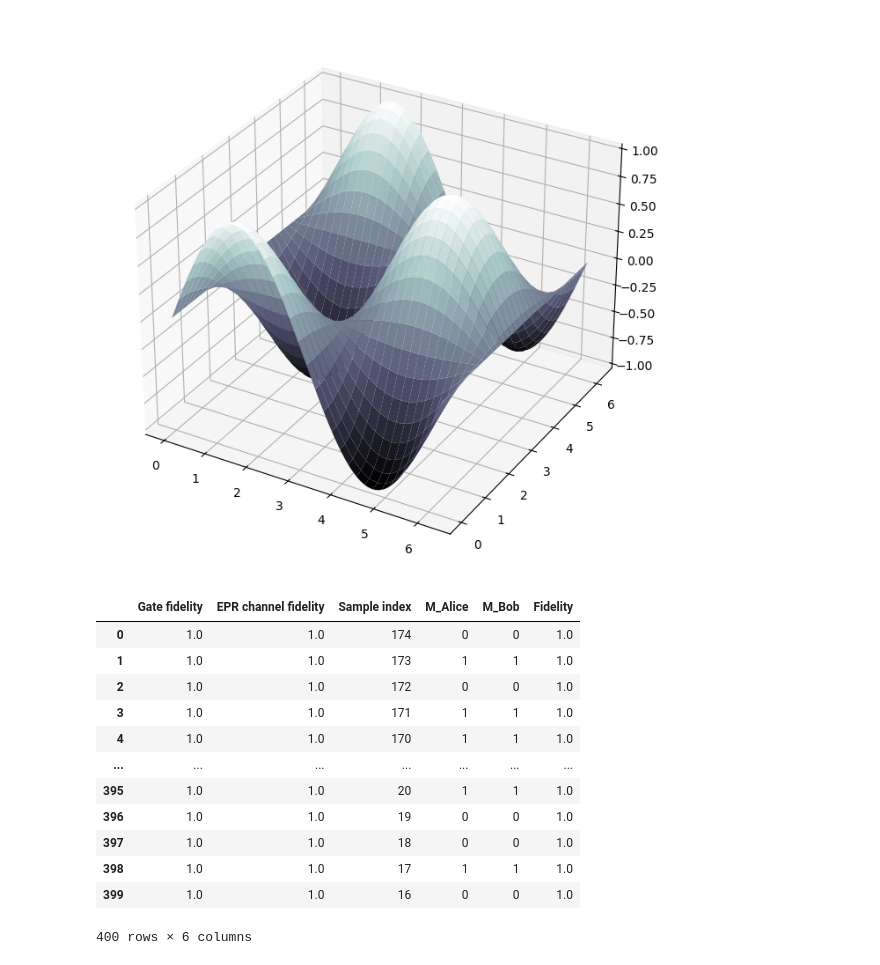
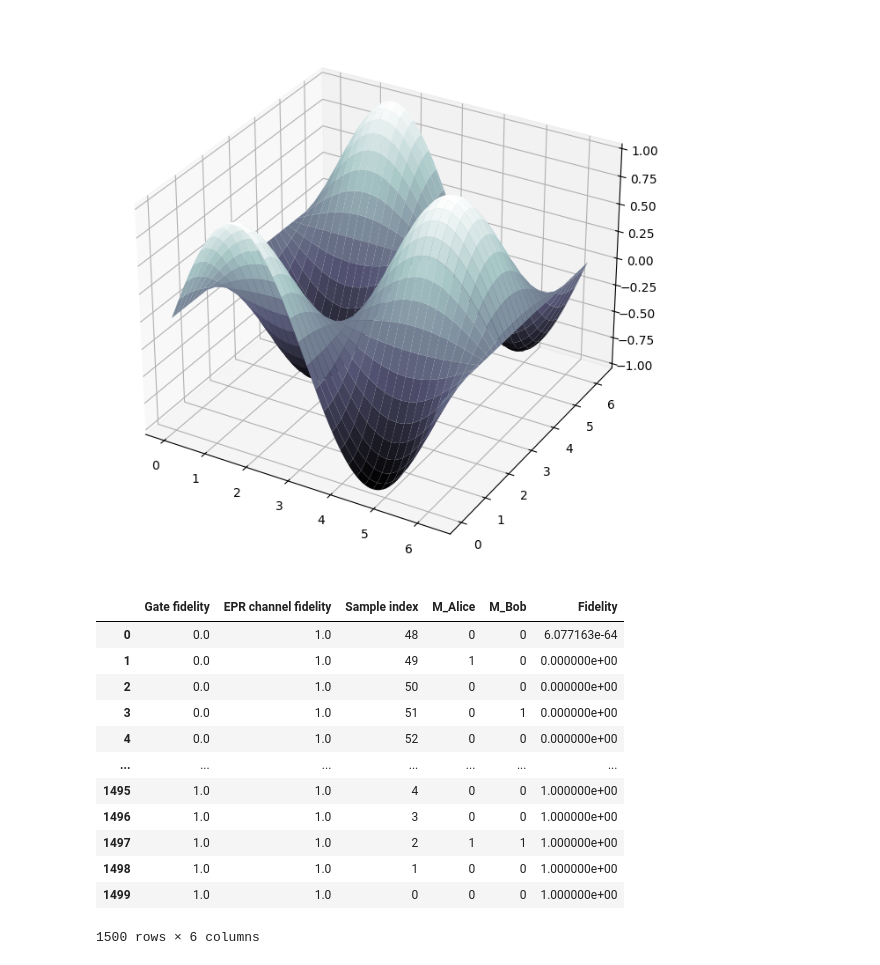
Before and after one commit to iDragos1234/CS4090, a Jupyter notebook: project/dejmps/dejmps_simulation.ipynb, the cells around one changed output. Saved outputs shown, nothing was run; the diff lists cells and outputs as text; code cells hidden in the pictures.

```diff
--- a/project/dejmps/dejmps_simulation.ipynb
+++ b/project/dejmps/dejmps_simulation.ipynb
@@ -298,31 +297,31 @@ plt.show()
 # data
 # %%
 data = pd.read_csv('./out.csv')
-data = data.query('`EPR channel fidelity` == 1.0 and `Gate fidelity` == 1.0')
+data = data.query('`EPR channel fidelity` == 1.0')
 data = data[['Gate fidelity', 'EPR channel fidelity', 'Sample index', 'M_Alice', 'M_Bob', 'Fidelity']]
 data = data.sort_values('Gate fidelity')
 
 n = [-1]
 def foo(_):
     n[0] += 1
     return n[0]
 
 data = data.rename(index=foo)
 
 data.to_csv('blah.csv', mode='w')
 
 data
 # %% [output]
 |  | Gate fidelity | EPR channel fidelity | Sample index | M_Alice | M_Bob | Fidelity |
-| 0 | 1.0 | 1.0 | 174 | 0 | 0 | 1.0 |
-| 1 | 1.0 | 1.0 | 173 | 1 | 1 | 1.0 |
-| 2 | 1.0 | 1.0 | 172 | 0 | 0 | 1.0 |
-| 3 | 1.0 | 1.0 | 171 | 1 | 1 | 1.0 |
-| 4 | 1.0 | 1.0 | 170 | 1 | 1 | 1.0 |
+| 0 | 0.0 | 1.0 | 48 | 0 | 0 | 6.077163e-64 |
+| 1 | 0.0 | 1.0 | 49 | 1 | 0 | 0.000000e+00 |
+| 2 | 0.0 | 1.0 | 50 | 0 | 0 | 0.000000e+00 |
+| 3 | 0.0 | 1.0 | 51 | 0 | 1 | 0.000000e+00 |
+| 4 | 0.0 | 1.0 | 52 | 0 | 0 | 0.000000e+00 |
 | ... | ... | ... | ... | ... | ... | ... |
-| 395 | 1.0 | 1.0 | 20 | 1 | 1 | 1.0 |
-| 396 | 1.0 | 1.0 | 19 | 0 | 0 | 1.0 |
-| 397 | 1.0 | 1.0 | 18 | 0 | 0 | 1.0 |
-| 398 | 1.0 | 1.0 | 17 | 1 | 1 | 1.0 |
-| 399 | 1.0 | 1.0 | 16 | 0 | 0 | 1.0 |
+| 1495 | 1.0 | 1.0 | 4 | 0 | 0 | 1.000000e+00 |
+| 1496 | 1.0 | 1.0 | 3 | 0 | 0 | 1.000000e+00 |
+| 1497 | 1.0 | 1.0 | 2 | 1 | 1 | 1.000000e+00 |
+| 1498 | 1.0 | 1.0 | 1 | 0 | 0 | 1.000000e+00 |
+| 1499 | 1.0 | 1.0 | 0 | 0 | 0 | 1.000000e+00 |
-400 rows × 6 columns
+1500 rows × 6 columns
```
Also changed, not shown: parts of 2 cells of this notebook, 3 other files.
